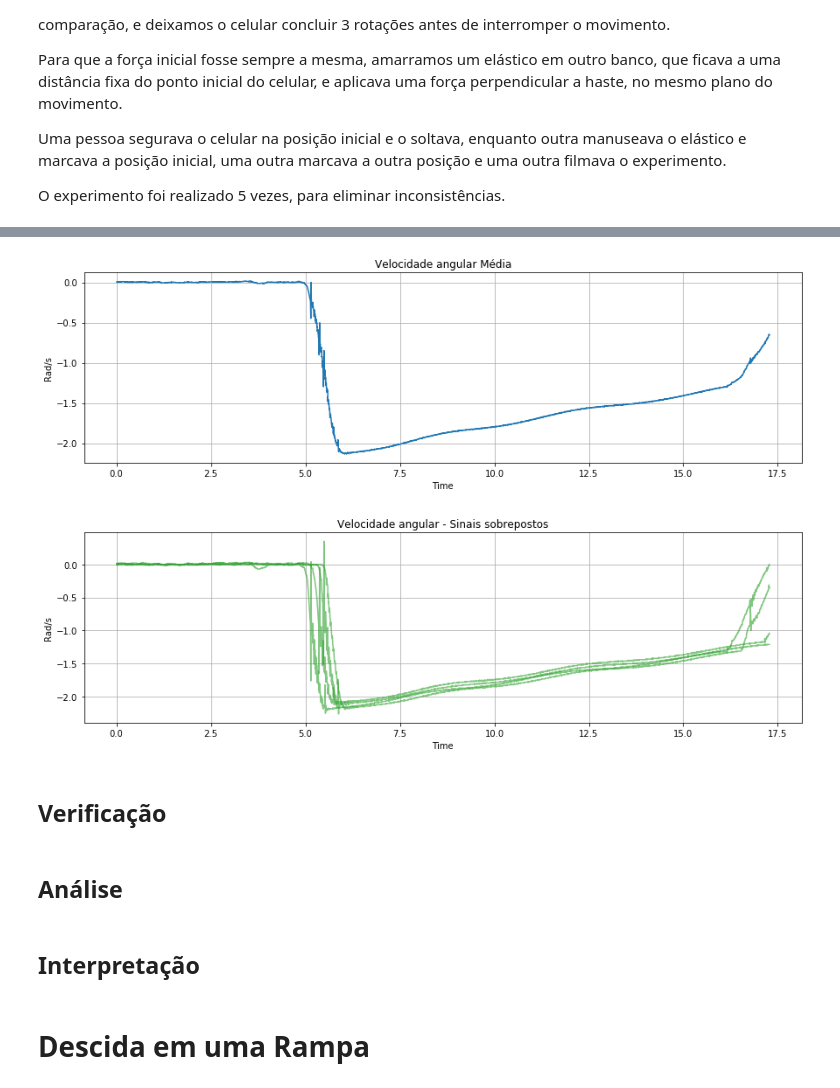
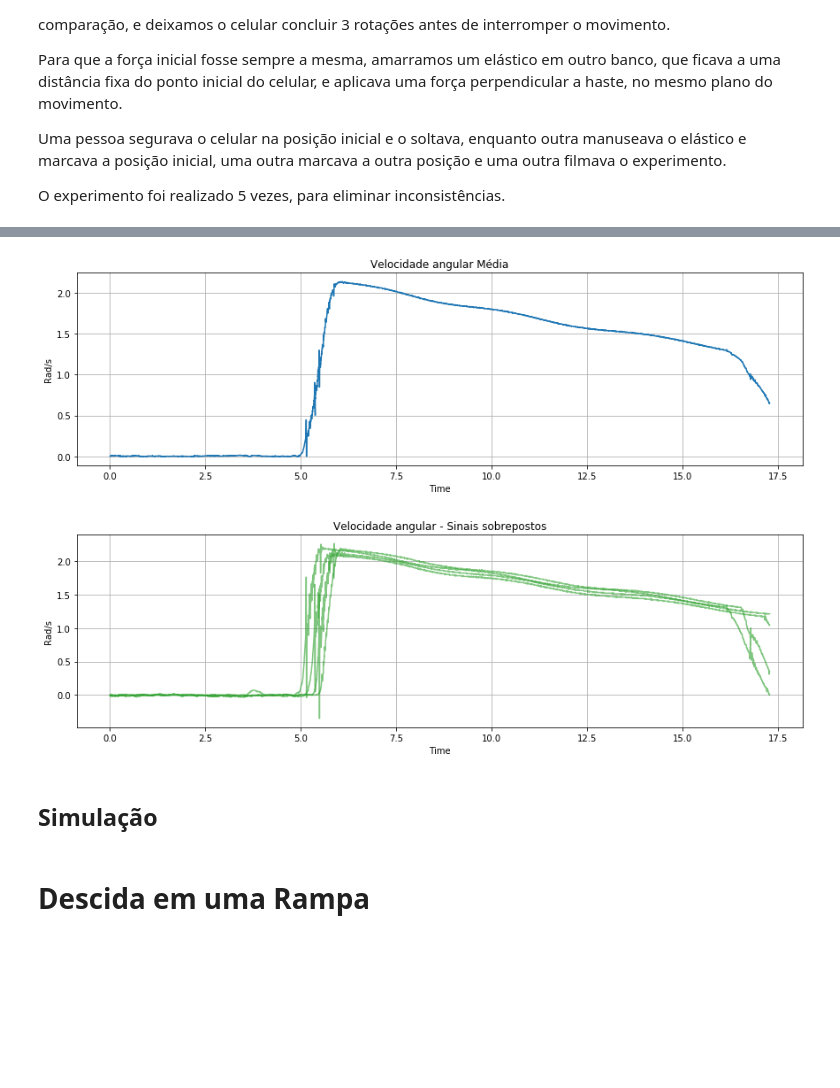
Before and after one commit to caiotda/MAC209, a Jupyter notebook: EP2/ep02.ipynb, the cells around one changed output, grey strips where cells are left out. Cells and saved outputs as stored; diff of their text form; code cells hidden in the pictures; blank space fills up the shorter version.

```diff
--- a/EP2/ep02.ipynb
+++ b/EP2/ep02.ipynb
@@ -50,9 +54,9 @@ for i in range(len(names)):
     plt.grid(True)
     plt.xlabel("Time")
     plt.ylabel("Rad/s")
-    plt.plot(tbl["time"], tbl["wx"], label = "X axis")
-    plt.plot(tbl["time"], tbl["wy"], label ="Y axis")
-    plt.plot(tbl["time"], tbl["wz"], label ="Z axis")
+    plt.plot(tbl["time"], tbl["wx"], label = "wX")
+    plt.plot(tbl["time"], tbl["wy"], label ="wY")
+    plt.plot(tbl["time"], tbl["wz"], label ="wZ")
     plt.title("Experimento "+str(i+1))
     plt.legend()
     plt.show()
@@ -76,7 +80,7 @@ tam = min(len(tbls[0]["time"]),
           len(tbls[1]["time"]),
           len(tbls[2]["time"]),
           len(tbls[3]["time"]),
-          len(tbls[4]["time"]),);
+          len(tbls[4]["time"]));
 
 for t in tbls:
     t["wz"] = t["wz"][:tam]
@@ -147,15 +154,16 @@ names.sort()
 # %%
 for i in range(len(names)):
     tbl = pd.read_csv(names[i])
+    tbls.append(tbl)
     tbl.head()
     fig = plt.figure(figsize=(50,4))
     plt.subplot(131)
     plt.grid(True)
     plt.xlabel("Time")
     plt.ylabel("Rad/s")
-    plt.plot(tbl["time"], tbl["wx"], label = "X axis")
-    plt.plot(tbl["time"], tbl["wy"], label ="Y axis")
-    plt.plot(tbl["time"], tbl["wz"], label ="Z axis")
+    plt.plot(tbl["time"], tbl["wx"], label = "wX")
+    plt.plot(tbl["time"], tbl["wy"], label ="wY")
+    plt.plot(tbl["time"], tbl["wz"], label ="wZ")
     plt.title("Experimento "+str(i+1))
     plt.legend()
     plt.show()
@@ -167,55 +182,47 @@ for i in range(len(names)):
 # %%
-#leitura dos arquivos
-tbls = []
-for i in range(len(names)):
-    tbls.append(pd.read_csv(names[i]))
-
 tam = min(len(tbls[0]["time"]),
           len(tbls[1]["time"]),
           len(tbls[2]["time"]),
           len(tbls[3]["time"]));
 
 for t in tbls:
     t["wz"] = t["wz"][:tam]
 
-#Calcula as médias
-wmed = (tbls[0]["wz"] + tbls[1]["wz"] + tbls[2]["wz"] + tbls[3]["wz"])/4
+#Calcula o módulo das médias
+wmed = abs(tbls[0]["wz"] + tbls[1]["wz"] + tbls[2]["wz"] + tbls[3]["wz"])/4
 
 wmed = wmed[:tam]
 x = tbls[0]["time"][:tam]
 
-#Plot
+#Plot Velocidade média
 tmed.head()
 fig = plt.figure(figsize=(50,4))
 plt.subplot(131)
 plt.grid(True)
 plt.xlabel("Time")
 plt.ylabel("Rad/s")
 plt.plot(x, wmed)
 plt.title("Velocidade angular Média")
 plt.show()
+
+
+#Plot Sinais Sobrepostos
+fig = plt.figure(figsize=(50,4))
+plt.subplot(131)
+plt.grid(True)
+plt.xlabel("Time")
+plt.ylabel("Rad/s")
+plt.plot(x, -tbls[0]["wz"][:tam], "C2", alpha = 0.6)
+plt.plot(x, -tbls[1]["wz"][:tam], "C2", alpha = 0.6)
+plt.plot(x, -tbls[2]["wz"][:tam], "C2", alpha = 0.6)
+plt.plot(x, -tbls[3]["wz"][:tam], "C2", alpha = 0.6)
+plt.title("Velocidade angular - Sinais sobrepostos")
+plt.show()
 # %% [output]
-[figure, old version]
+[figure, new version]
+[figure, added]
-# %%
-fig = plt.figure(figsize=(50,4))
-plt.subplot(131)
-plt.grid(True)
-plt.xlabel("Time")
-plt.ylabel("Rad/s")
-plt.plot(x, tbls[0]["wz"][:tam], "C2", alpha = 0.6)
-plt.plot(x, tbls[1]["wz"][:tam], "C2", alpha = 0.6)
-plt.plot(x, tbls[2]["wz"][:tam], "C2", alpha = 0.6)
-plt.plot(x, tbls[3]["wz"][:tam], "C2", alpha = 0.6)
-plt.title("Velocidade angular - Sinais sobrepostos")
-plt.show()
-# %% [output]
-[figure, removed]
 # %% [markdown]
-## Verificação
+## Simulação
-# %% [markdown]
-## Análise
-# %% [markdown]
-## Interpretação
 # %% [markdown]
 # Descida em uma Rampa
 # %% [markdown]
```
Also changed, not shown: parts of 15 cells of this notebook, 5 other files.
